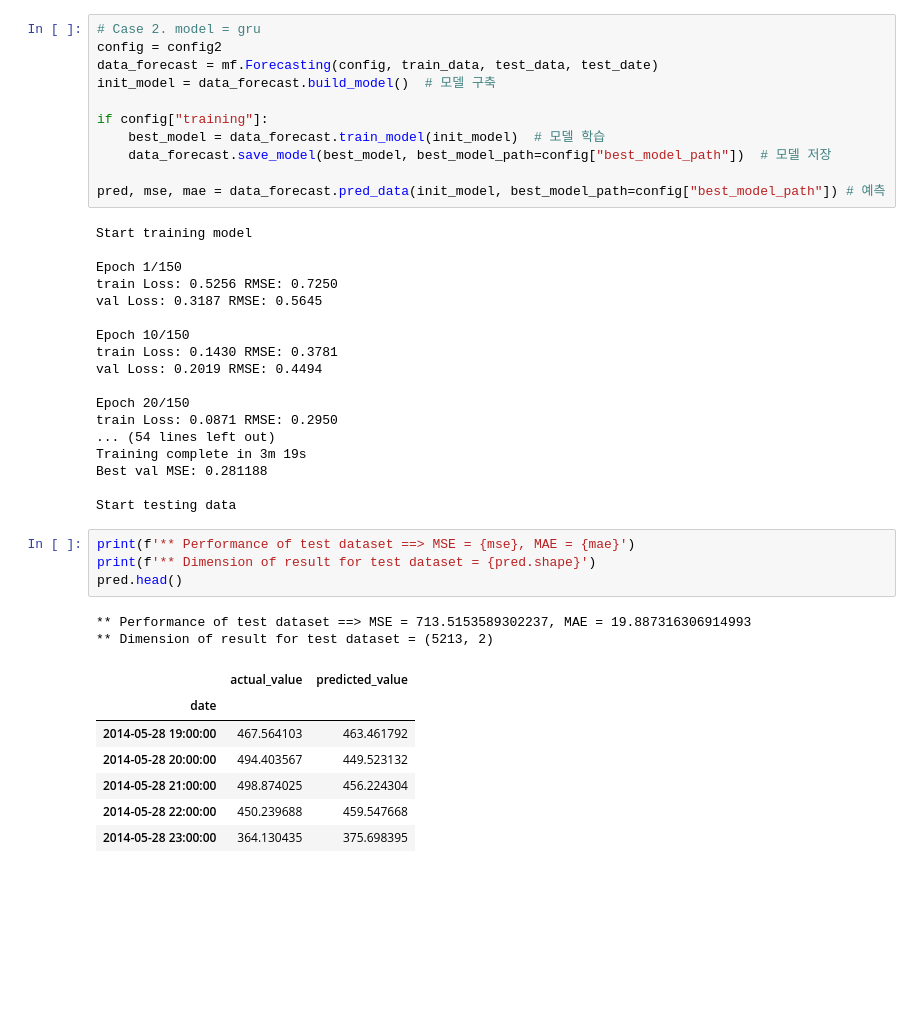
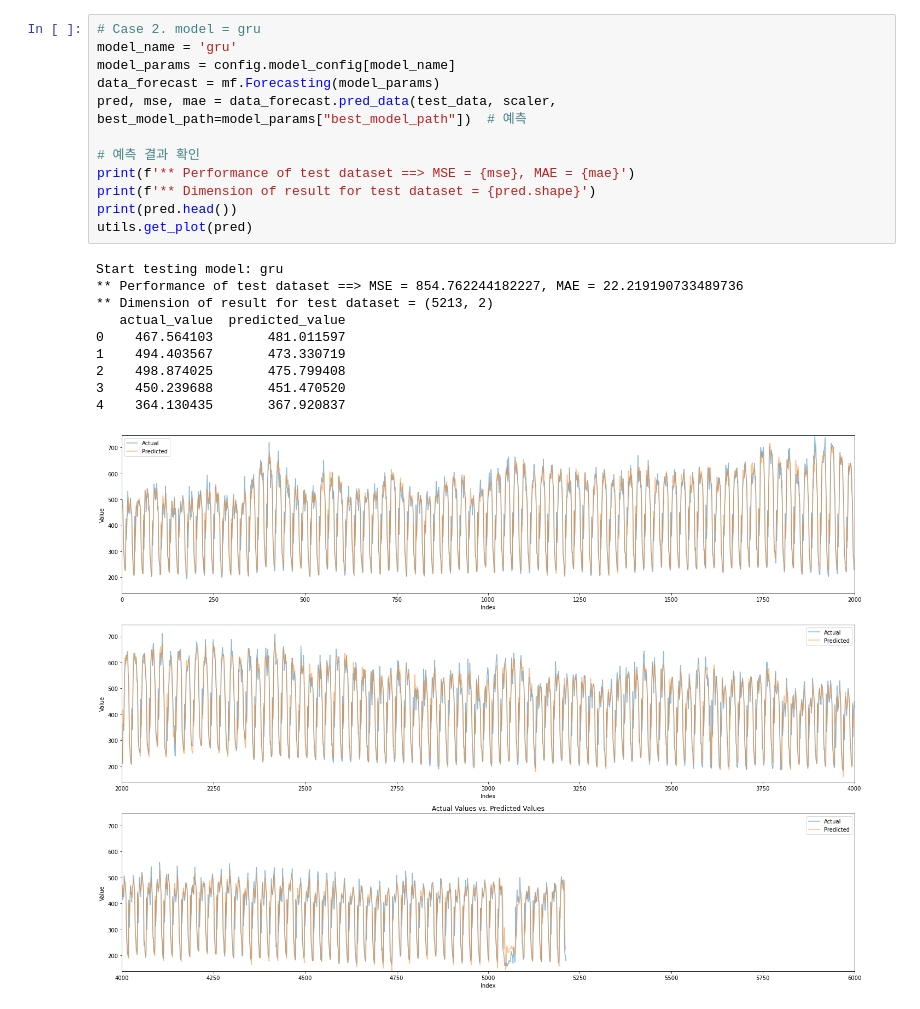
Before and after one commit to ClustProject/KUDataForecasting, a Jupyter notebook: Test.ipynb, the cells around one changed output. Cells and saved outputs as stored; diff of their text form; blank space fills up the shorter version.

```diff
--- a/Test.ipynb
+++ b/Test.ipynb
@@ -160,43 +39,23 @@ pred.head()
-# %%
-# Case 2. model = gru
-config = config2
-data_forecast = mf.Forecasting(config, train_data, test_data, test_date)
-init_model = data_forecast.build_model()  # 모델 구축
-
-if config["training"]:
-    best_model = data_forecast.train_model(init_model)  # 모델 학습
-    data_forecast.save_model(best_model, best_model_path=config["best_model_path"])  # 모델 저장
-
-pred, mse, mae = data_forecast.pred_data(init_model, best_model_path=config["best_model_path"]) # 예측
-# %% [output]
-Start training model
-
-Epoch 1/150
-train Loss: 0.5256 RMSE: 0.7250
-val Loss: 0.3187 RMSE: 0.5645
-
-Epoch 10/150
-train Loss: 0.1430 RMSE: 0.3781
-val Loss: 0.2019 RMSE: 0.4494
-
-Epoch 20/150
-train Loss: 0.0871 RMSE: 0.2950
-... (54 lines left out)
-Training complete in 3m 19s
-Best val MSE: 0.281188
-
-Start testing data
 # %%
+# Case 2. model = gru
+model_name = 'gru'
+model_params = config.model_config[model_name]
+data_forecast = mf.Forecasting(model_params)
+pred, mse, mae = data_forecast.pred_data(test_data, scaler, best_model_path=model_params["best_model_path"])  # 예측
+
+# 예측 결과 확인
 print(f'** Performance of test dataset ==> MSE = {mse}, MAE = {mae}')
 print(f'** Dimension of result for test dataset = {pred.shape}')
-pred.head()
+print(pred.head())
+utils.get_plot(pred)
 # %% [output]
-** Performance of test dataset ==> MSE = 713.5153589302237, MAE = 19.887316306914993
+Start testing model: gru
+** Performance of test dataset ==> MSE = 854.762244182227, MAE = 22.219190733489736
 ** Dimension of result for test dataset = (5213, 2)
+   actual_value  predicted_value
+0    467.564103       481.011597
+1    494.403567       473.330719
+2    498.874025       475.799408
+3    450.239688       451.470520
+4    364.130435       367.920837
-|  | actual_value | predicted_value |
-| date |  |  |
-| 2014-05-28 19:00:00 | 467.564103 | 463.461792 |
-| 2014-05-28 20:00:00 | 494.403567 | 449.523132 |
-| 2014-05-28 21:00:00 | 498.874025 | 456.224304 |
-| 2014-05-28 22:00:00 | 450.239688 | 459.547668 |
-| 2014-05-28 23:00:00 | 364.130435 | 375.698395 |
+[figure, added]
```
Also changed, not shown: parts of 11 cells of this notebook, 5 other files.
